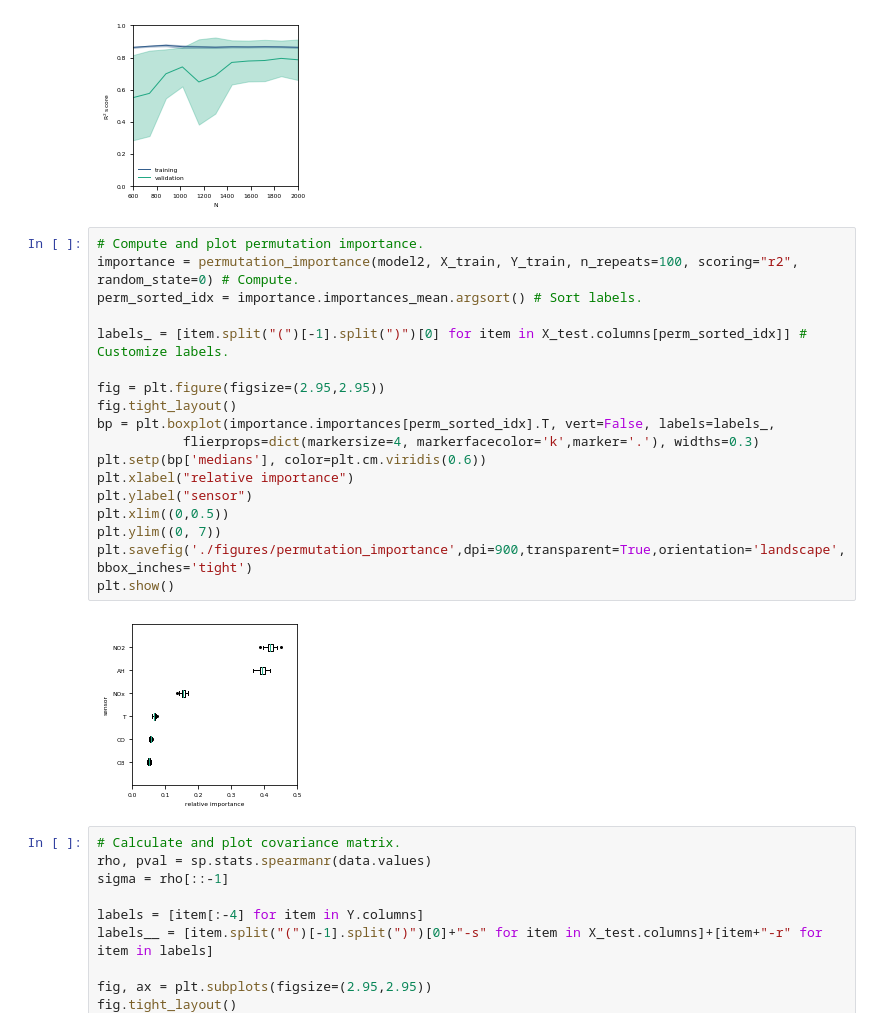
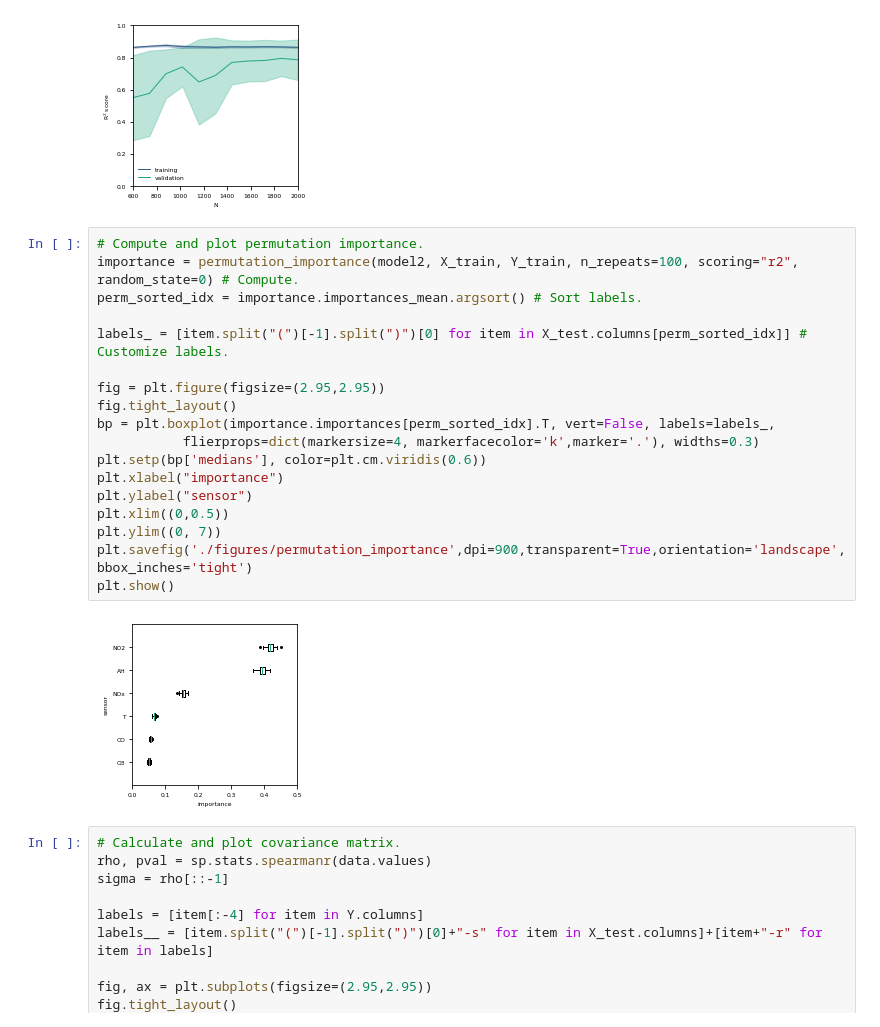
Before and after one commit to gtancev/Chemical-Sensor-Data, a Jupyter notebook: NN_sklearn/main_NN.ipynb, the cells around one changed output. Cells and saved outputs as stored; diff of their text form.

```diff
--- a/NN_sklearn/main_NN.ipynb
+++ b/NN_sklearn/main_NN.ipynb
@@ -272,23 +272,23 @@ plt.show()
 # %%
 # Compute and plot permutation importance.
 importance = permutation_importance(model2, X_train, Y_train, n_repeats=100, scoring="r2", random_state=0) # Compute.
 perm_sorted_idx = importance.importances_mean.argsort() # Sort labels.
 
 labels_ = [item.split("(")[-1].split(")")[0] for item in X_test.columns[perm_sorted_idx]] # Customize labels.
 
 fig = plt.figure(figsize=(2.95,2.95))
 fig.tight_layout()
 bp = plt.boxplot(importance.importances[perm_sorted_idx].T, vert=False, labels=labels_,
            flierprops=dict(markersize=4, markerfacecolor='k',marker='.'), widths=0.3)
 plt.setp(bp['medians'], color=plt.cm.viridis(0.6))
-plt.xlabel("relative importance")
+plt.xlabel("importance")
 plt.ylabel("sensor")
 plt.xlim((0,0.5))
 plt.ylim((0, 7))
 plt.savefig('./figures/permutation_importance',dpi=900,transparent=True,orientation='landscape',bbox_inches='tight')
 plt.show()
 # %% [output]
-[figure, old version]
+[figure, new version]
 # %%
 # Calculate and plot covariance matrix.
 rho, pval = sp.stats.spearmanr(data.values)
```
Also changed, not shown: 6 other files.
